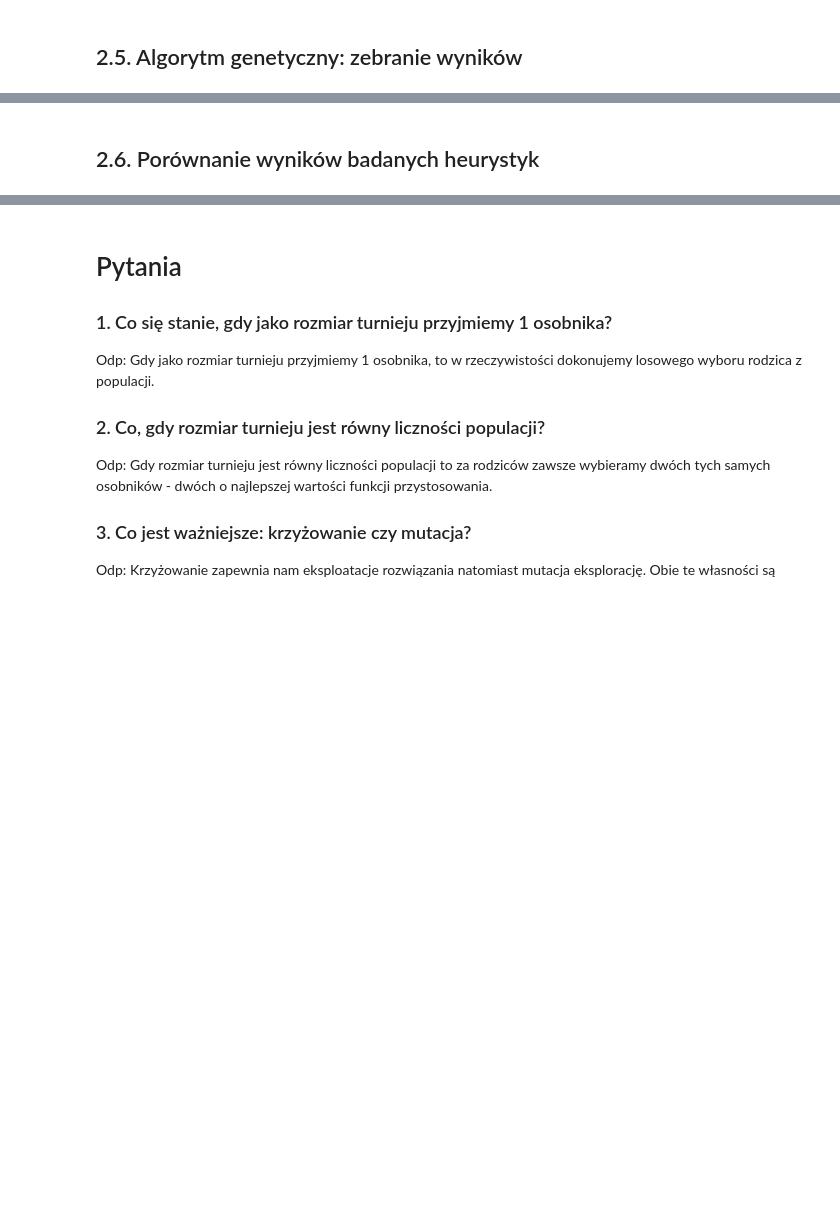
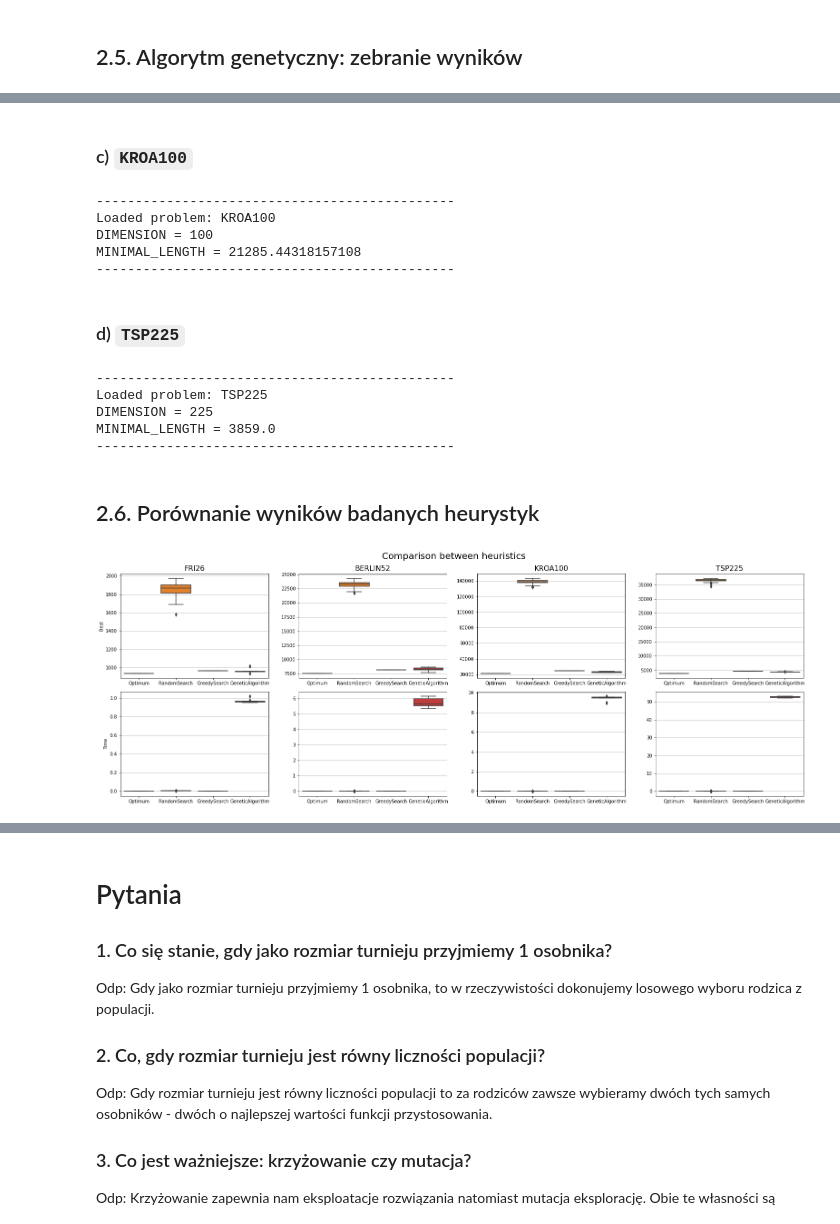
Before and after one commit to PatRyg99/ML-PWR-2022, a Jupyter notebook: Lista 2/lista-2.ipynb, the cells around one changed output, grey strips where cells are left out. Drawn from its saved outputs; the diff is of its cells as text; code cells hidden in the pictures; blank space fills up the shorter version.

Commit message:
Added heuristics comparison

```diff
--- a/Lista 2/lista-2.ipynb
+++ b/Lista 2/lista-2.ipynb
@@ -305,2 +345,50 @@ Saved benchmark data at: .results/benchmark-probs/TSP225.csv
+# %% [markdown]
+### c) `KROA100`
+# %%
+GENERATIONS = 600
+POP_SIZE = 1000
+TOUR_RATIO = 0.6
+
+mutation_prob = 0.6
+crossover_prob = 0.8
+
+problem = Problem.load_from_name("KROA100")
+
+ga = GeneticAlgorithm(problem, GENERATIONS, POP_SIZE, int(TOUR_RATIO * POP_SIZE), mutation_prob, crossover_prob)
+ga.run_repeat(10, f".results/{problem.name}")
+# %% [output]
+----------------------------------------------
+Loaded problem: KROA100
+DIMENSION = 100
+MINIMAL_LENGTH = 21285.44318157108
+----------------------------------------------
+# %% [markdown]
+### d) `TSP225`
+# %%
+GENERATIONS = 1000
+POP_SIZE = 1000
+TOUR_RATIO = 0.6
+
+mutation_prob = 0.6
+crossover_prob = 0.8
+
+problem = Problem.load_from_name("TSP225")
+
+ga = GeneticAlgorithm(problem, GENERATIONS, POP_SIZE, int(TOUR_RATIO * POP_SIZE), mutation_prob, crossover_prob)
+ga.run_repeat(10, f".results/{problem.name}")
+# %% [output]
+----------------------------------------------
+Loaded problem: TSP225
+DIMENSION = 225
+MINIMAL_LENGTH = 3859.0
+----------------------------------------------
 # %% [markdown]
 ## 2.6. Porównanie wyników badanych heurystyk
+# %%
+data = plot_heuristic_comparison(
+    heuristics=["RandomSearch", "GreedySearch", "GeneticAlgorithm"],
+    problems=["FRI26", "BERLIN52", "KROA100", "TSP225"],
+    return_data=True
+)
+# %% [output]
+[figure, added]
```
Also changed, not shown: parts of 7 cells of this notebook, 13 other files.
